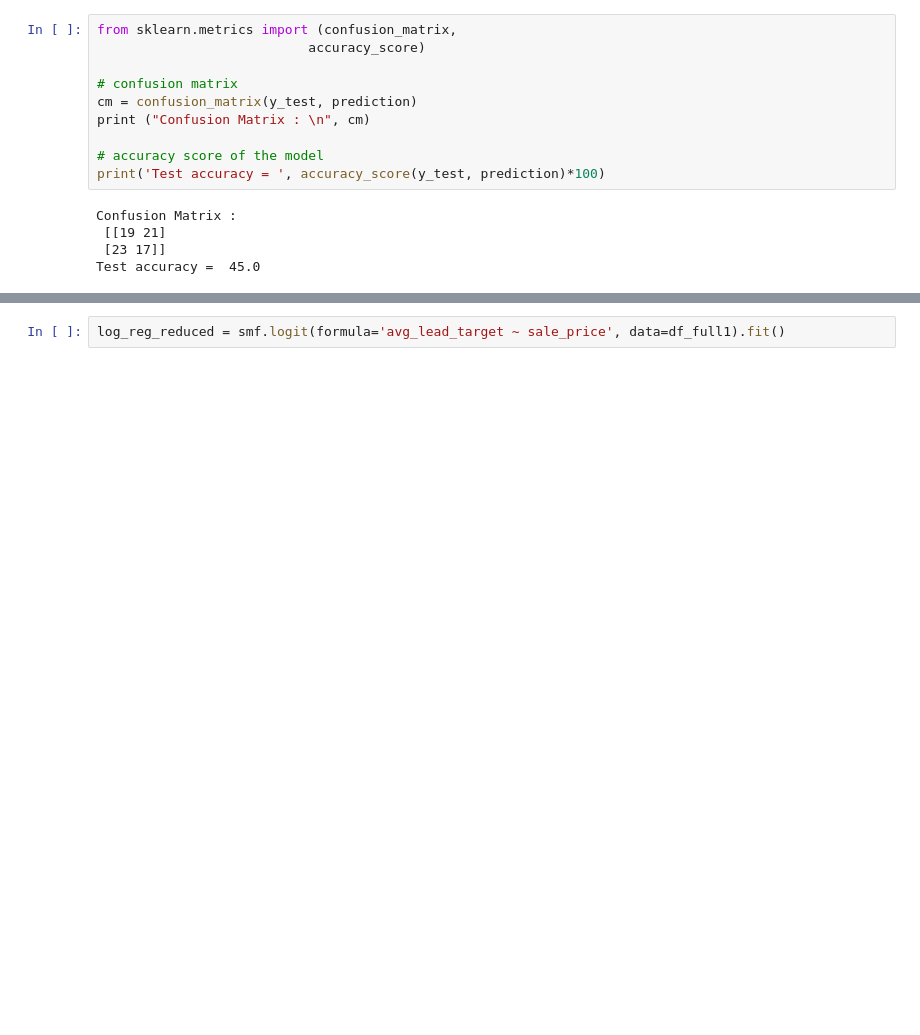
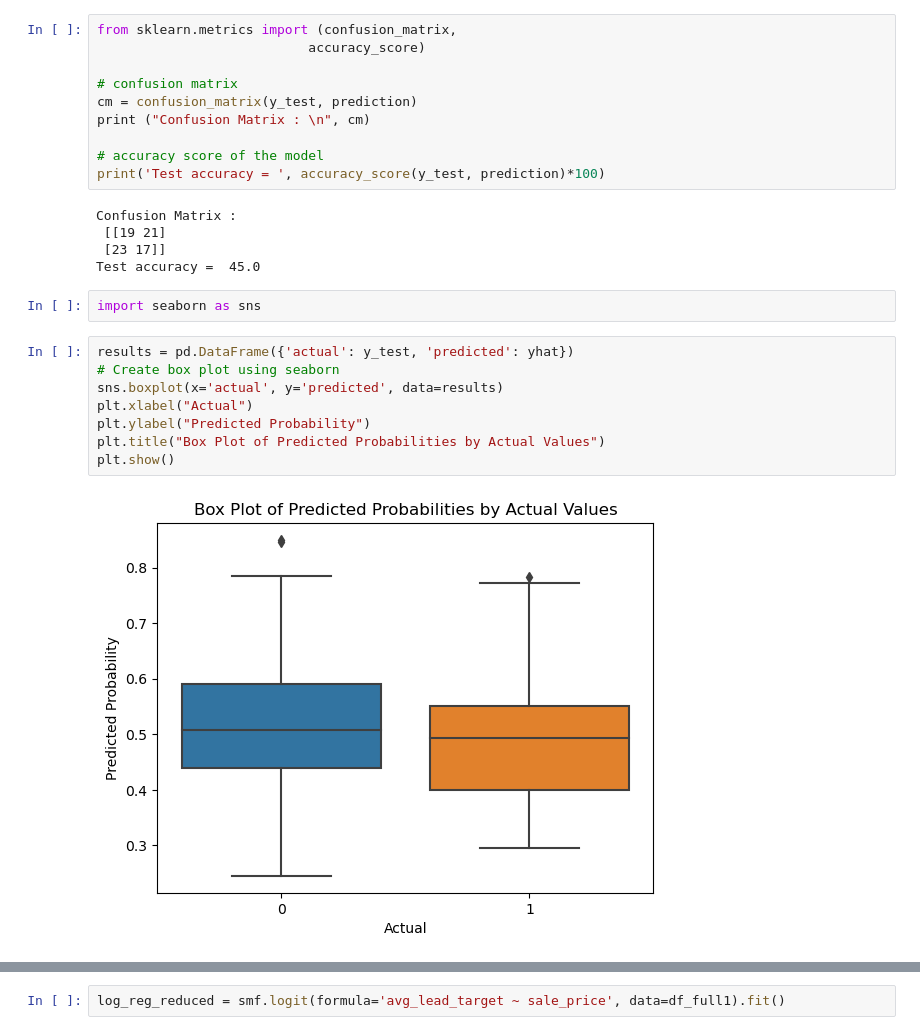
Before and after one commit to jacobhthomas/LeadWater, a Jupyter notebook: lr_smote.ipynb, the cells around one changed output, grey strips where cells are left out. Drawn from its saved outputs; the diff is of its cells as text; blank space fills up the shorter version.

```diff
--- a/lr_smote.ipynb
+++ b/lr_smote.ipynb
@@ -152,3 +152,15 @@ Confusion Matrix :
  [[19 21]
  [23 17]]
 Test accuracy =  45.0
+# %%
+import seaborn as sns
+# %%
+results = pd.DataFrame({'actual': y_test, 'predicted': yhat})
+# Create box plot using seaborn
+sns.boxplot(x='actual', y='predicted', data=results)
+plt.xlabel("Actual")
+plt.ylabel("Predicted Probability")
+plt.title("Box Plot of Predicted Probabilities by Actual Values")
+plt.show()
+# %% [output]
+[figure, added]
```
Also changed, not shown: parts of 3 cells of this notebook.
